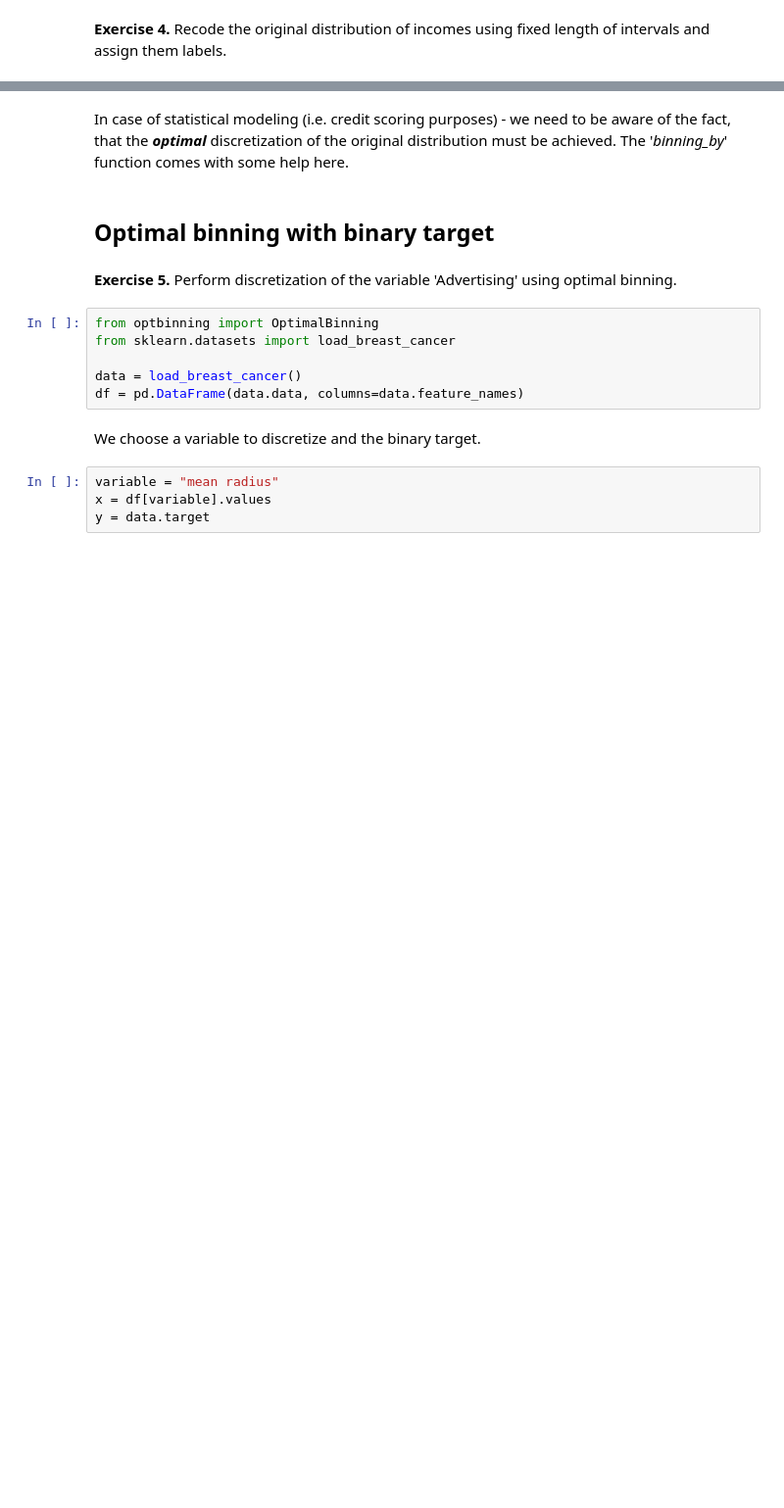
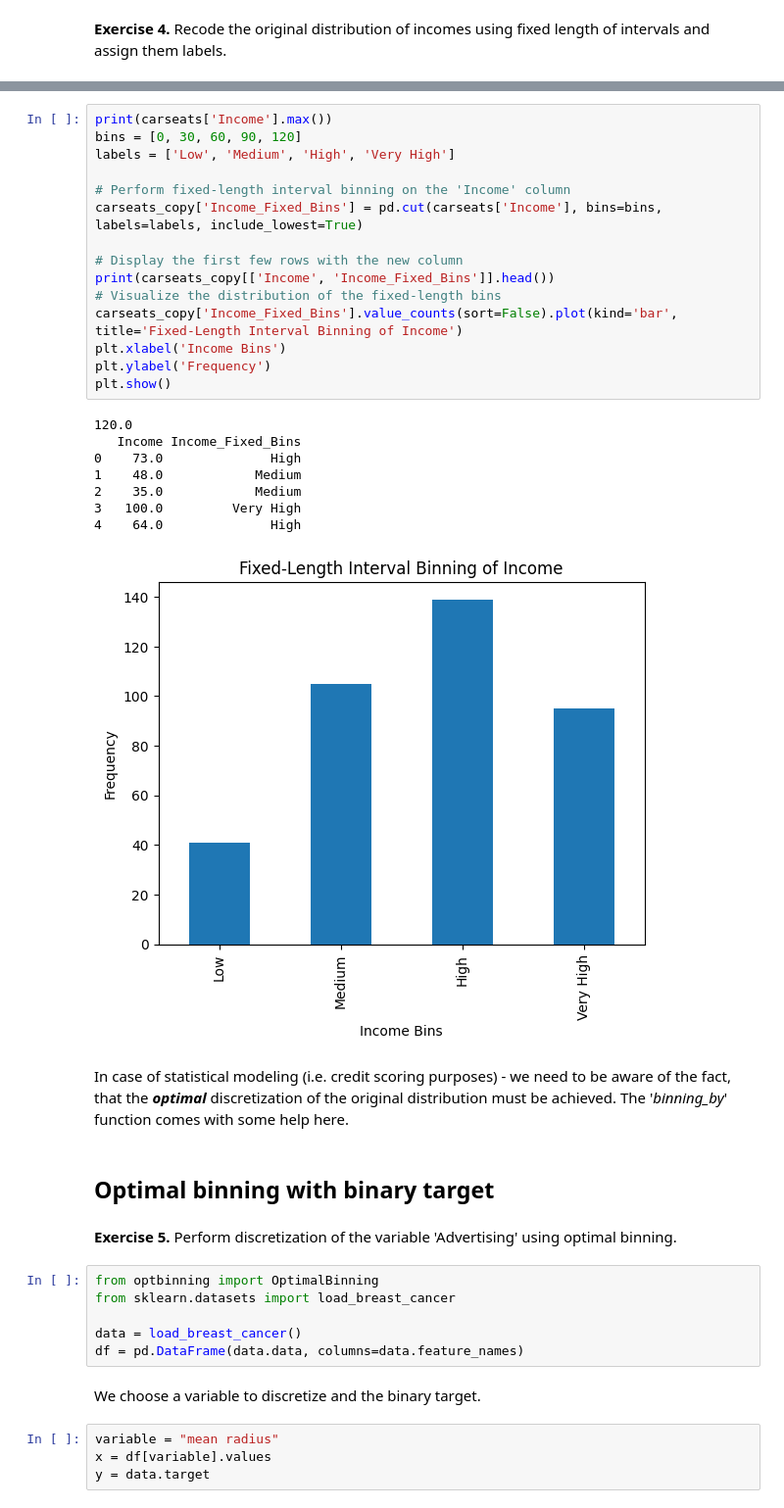
Before and after one commit to PawelNecel05/ds2025, a Jupyter notebook: Exercise 4.ipynb, the cells around one changed output, grey strips where cells are left out. Shown: that part at 98% size. Saved outputs shown, nothing was run; the diff lists cells and outputs as text; blank space fills up the shorter version.

```diff
--- a/Exercise 4.ipynb
+++ b/Exercise 4.ipynb
@@ -497,3 +613,27 @@ Sometimes we just would like to perform so called 'binning' procedure to be able
+# %%
+print(carseats['Income'].max())
+bins = [0, 30, 60, 90, 120]
+labels = ['Low', 'Medium', 'High', 'Very High']
+
+# Perform fixed-length interval binning on the 'Income' column
+carseats_copy['Income_Fixed_Bins'] = pd.cut(carseats['Income'], bins=bins, labels=labels, include_lowest=True)
+
+# Display the first few rows with the new column
+print(carseats_copy[['Income', 'Income_Fixed_Bins']].head())
+# Visualize the distribution of the fixed-length bins
+carseats_copy['Income_Fixed_Bins'].value_counts(sort=False).plot(kind='bar', title='Fixed-Length Interval Binning of Income')
+plt.xlabel('Income Bins')
+plt.ylabel('Frequency')
+plt.show()
+# %% [output]
+120.0
+   Income Income_Fixed_Bins
+0    73.0              High
+1    48.0            Medium
+2    35.0            Medium
+3   100.0         Very High
+4    64.0              High
+[figure, added]
 # %% [markdown]
 In case of statistical modeling (i.e. credit scoring purposes) - we need to be aware of the fact, that the ***optimal*** discretization of the original distribution must be achieved. The '*binning_by*' function comes with some help here.
 # %% [markdown]
```
Also changed, not shown: parts of 8 cells of this notebook.
